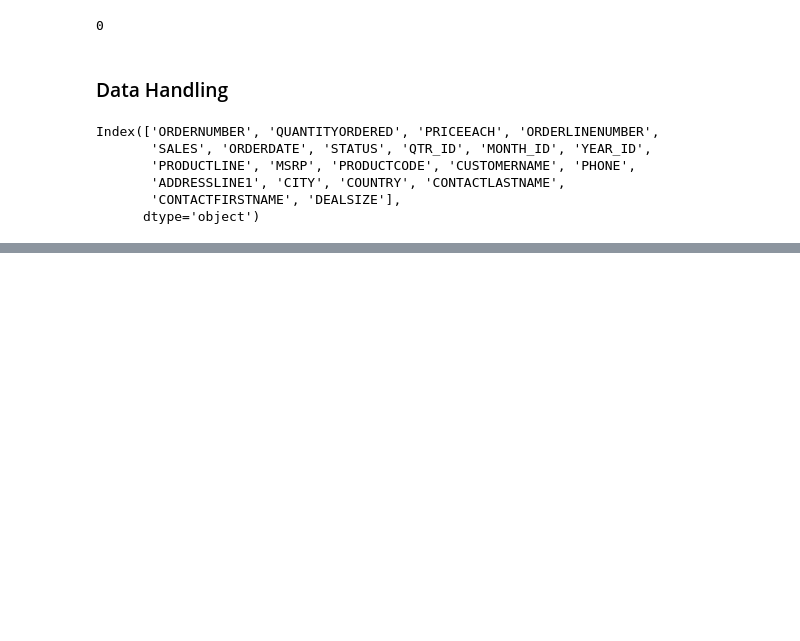
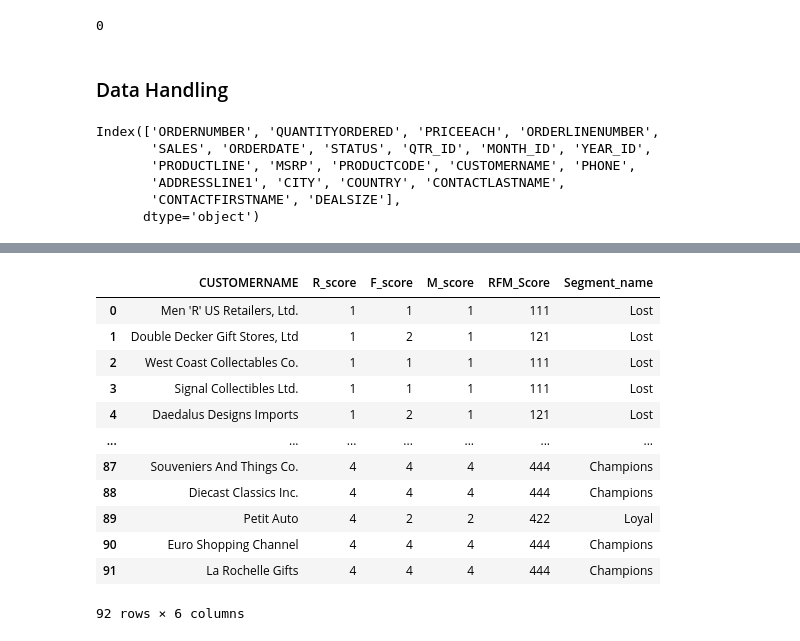
Before and after one commit to huseynaxmedov1999/RFM-Segmentation-and-customer-profiling, a Jupyter notebook: Full RFM Segmentation and Customer Profiling1.ipynb, the cells around one changed output, grey strips where cells are left out. Saved outputs shown, nothing was run; the diff lists cells and outputs as text; code cells hidden in the pictures; blank space fills up the shorter version.

```diff
--- a/Full RFM Segmentation and Customer Profiling1.ipynb
+++ b/Full RFM Segmentation and Customer Profiling1.ipynb
@@ -105,0 +178,3 @@ Index(['ORDERNUMBER', 'QUANTITYORDERED', 'PRICEEACH', 'ORDERLINENUMBER',
+# %%
+Recency['R_score'] = pd.qcut(Recency['RECENCY'], q=4, labels=['4', '3', '2', '1'])  # Assign RFM scores for recency using quartiles
+Recency
@@ -105,0 +195,3 @@ Index(['ORDERNUMBER', 'QUANTITYORDERED', 'PRICEEACH', 'ORDERLINENUMBER',
+# %%
+Frequency['F_score'] = pd.qcut(Frequency['FREQUENCY'].rank(method='first'), q=4, labels=['1', '2', '3', '4']) # Assign F scores based on frequency quartiles (4 = most frequent, 1 = least frequent)
+Frequency
@@ -105,0 +212,3 @@ Index(['ORDERNUMBER', 'QUANTITYORDERED', 'PRICEEACH', 'ORDERLINENUMBER',
+# %%
+Monetary['M_score'] = pd.qcut(Monetary['MONETARY'].rank(method='first'), q=4, labels=['1', '2', '3', '4']) # Assign M scores based on monetary quartiles (4 = highest spenders, 1 = lowest spenders)
+Monetary
@@ -105,0 +249,18 @@ Index(['ORDERNUMBER', 'QUANTITYORDERED', 'PRICEEACH', 'ORDERLINENUMBER',
+# %%
+RFM_segment['RFM_Score'] = RFM_segment['RFM_Score'].astype(int) # Convert RFM_Score to integer type for better analysis
+RFM_segment['Segment_name'] = pd.qcut(RFM_segment['RFM_Score'], q=5, labels=['Lost', 'Needs Attention', 'At Risk', 'Loyal', 'Champions'])  # Create segment names based on RFM score quartiles
+RFM_segment
+# %% [output]
+|  | CUSTOMERNAME | R_score | F_score | M_score | RFM_Score | Segment_name |
+| 0 | Men 'R' US Retailers, Ltd. | 1 | 1 | 1 | 111 | Lost |
+| 1 | Double Decker Gift Stores, Ltd | 1 | 2 | 1 | 121 | Lost |
+| 2 | West Coast Collectables Co. | 1 | 1 | 1 | 111 | Lost |
+| 3 | Signal Collectibles Ltd. | 1 | 1 | 1 | 111 | Lost |
+| 4 | Daedalus Designs Imports | 1 | 2 | 1 | 121 | Lost |
+| ... | ... | ... | ... | ... | ... | ... |
+| 87 | Souveniers And Things Co. | 4 | 4 | 4 | 444 | Champions |
+| 88 | Diecast Classics Inc. | 4 | 4 | 4 | 444 | Champions |
+| 89 | Petit Auto | 4 | 2 | 2 | 422 | Loyal |
+| 90 | Euro Shopping Channel | 4 | 4 | 4 | 444 | Champions |
+| 91 | La Rochelle Gifts | 4 | 4 | 4 | 444 | Champions |
+92 rows × 6 columns
```
Also changed, not shown: parts of 19 cells of this notebook.
